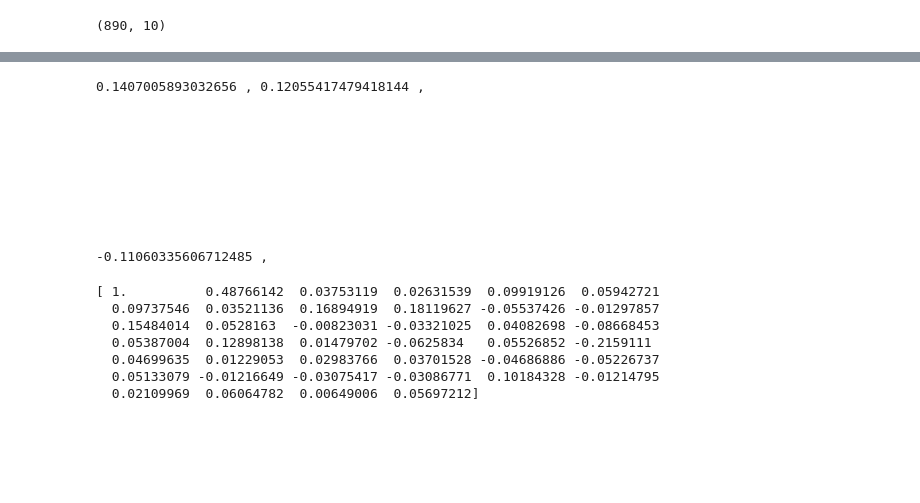
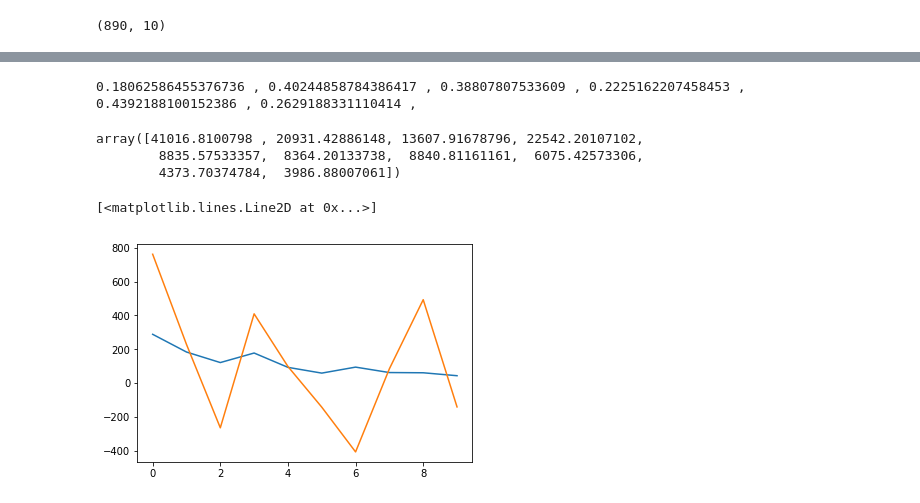
Before and after one commit to Dhawalbabbar/Autoencoder-unsupervised, a Jupyter notebook: Correlation between learned features.ipynb, the cells around one changed output, grey strips where cells are left out. Cells and saved outputs as stored; diff of their text form; code cells hidden in the pictures; blank space fills up the shorter version.

```diff
--- a/Correlation between learned features.ipynb
+++ b/Correlation between learned features.ipynb
@@ -117,34 +146,25 @@ for i in [9]:
 # %%
 #fft=fft.T
 #learned_features=learned_features.T
-for i in range(1,10):
-    for j in range(30):
-        if (np.corrcoef(fft.T[i],learned_features.T[j])[0][1]>0.1 or np.corrcoef(fft.T[i],learned_features.T[j])[0][1]<-0.1):
-            print(np.corrcoef(fft.T[i],learned_features.T[j])[0][1],end=' , ')
-    print()
-    print()
+for i in range(1,100):
+    if (np.corrcoef(fft[i],learned_features[i])[0][1]>0.5 or np.corrcoef(fft[i],learned_features[i])[0][1]<-0.5):
+        print(np.corrcoef(fft[i],learned_features[j])[0][1],end=' , ')
 # %% [output]
-0.1407005893032656 , 0.12055417479418144 ,
-
-
-
-
-
-
-
-
-
--0.11060335606712485 ,
+0.18062586455376736 , 0.40244858784386417 , 0.38807807533609 , 0.2225162207458453 , 0.4392188100152386 , 0.2629188331110414 ,
 # %%
-print(np.corrcoef(fft.T,learned_features.T)[0])
+#print(np.corrcoef(fft.T,learned_features.T)[0])
-# %% [output]
-[ 1.          0.48766142  0.03753119  0.02631539  0.09919126  0.05942721
-  0.09737546  0.03521136  0.16894919  0.18119627 -0.05537426 -0.01297857
-  0.15484014  0.0528163  -0.00823031 -0.03321025  0.04082698 -0.08668453
-  0.05387004  0.12898138  0.01479702 -0.0625834   0.05526852 -0.2159111
-  0.04699635  0.01229053  0.02983766  0.03701528 -0.04686886 -0.05226737
-  0.05133079 -0.01216649 -0.03075417 -0.03086771  0.10184328 -0.01214795
-  0.02109969  0.06064782  0.00649006  0.05697212]
+# %%
+fft[0]
+# %% [output]
+array([41016.8100798 , 20931.42886148, 13607.91678796, 22542.20107102,
+        8835.57533357,  8364.20133738,  8840.81161161,  6075.42573306,
+        4373.70374784,  3986.88007061])
+# %%
+plt.plot(range(10),fft[5]/100,label=1)
+plt.plot(range(10),learned_features[5],label=2)
+# %% [output]
+[<matplotlib.lines.Line2D at 0x...>]
+[figure, added]
 # %%
 a=x[0]
 fourier = np.fft.fft(a)
```
Also changed, not shown: parts of 13 cells of this notebook, 10 other files.
